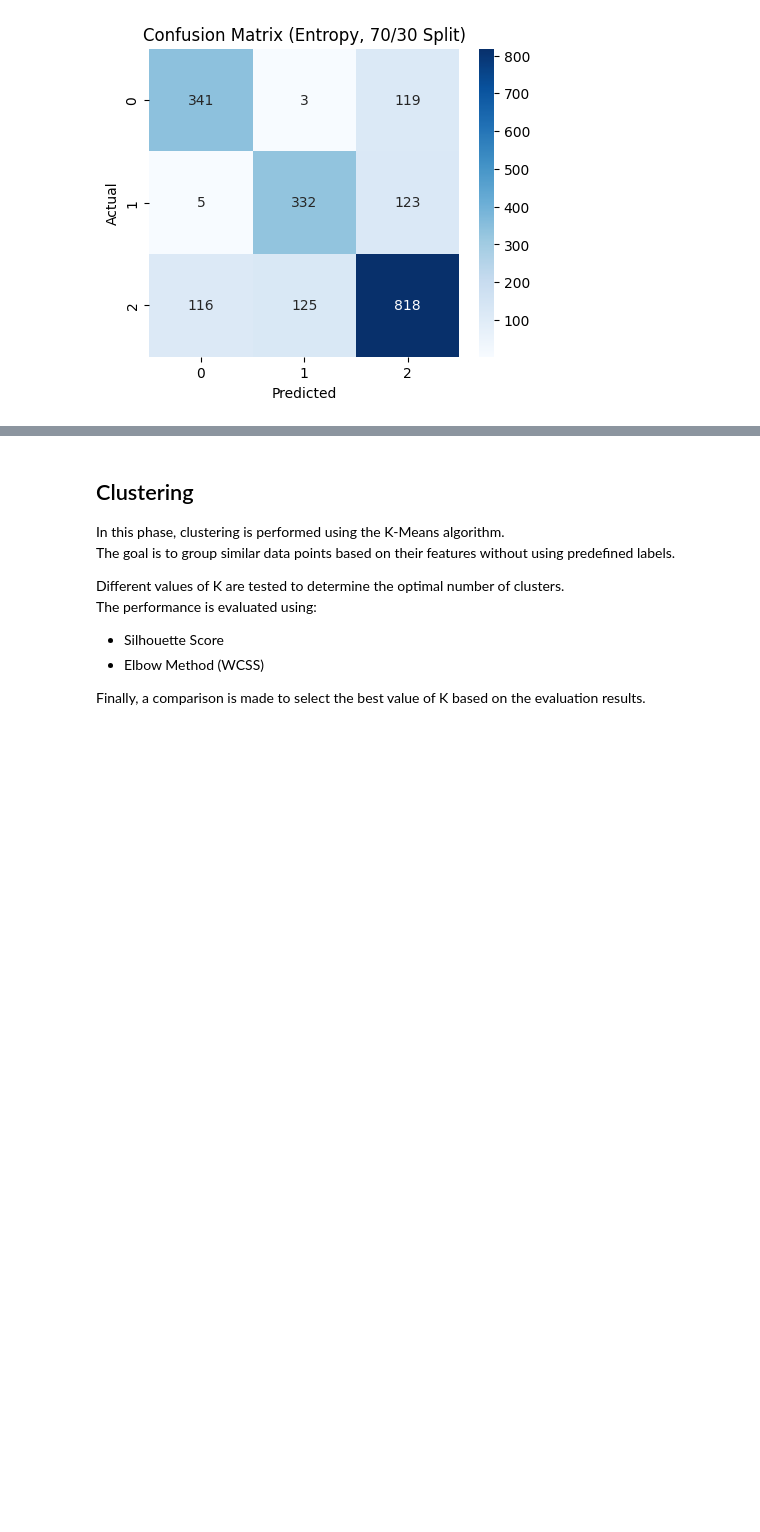
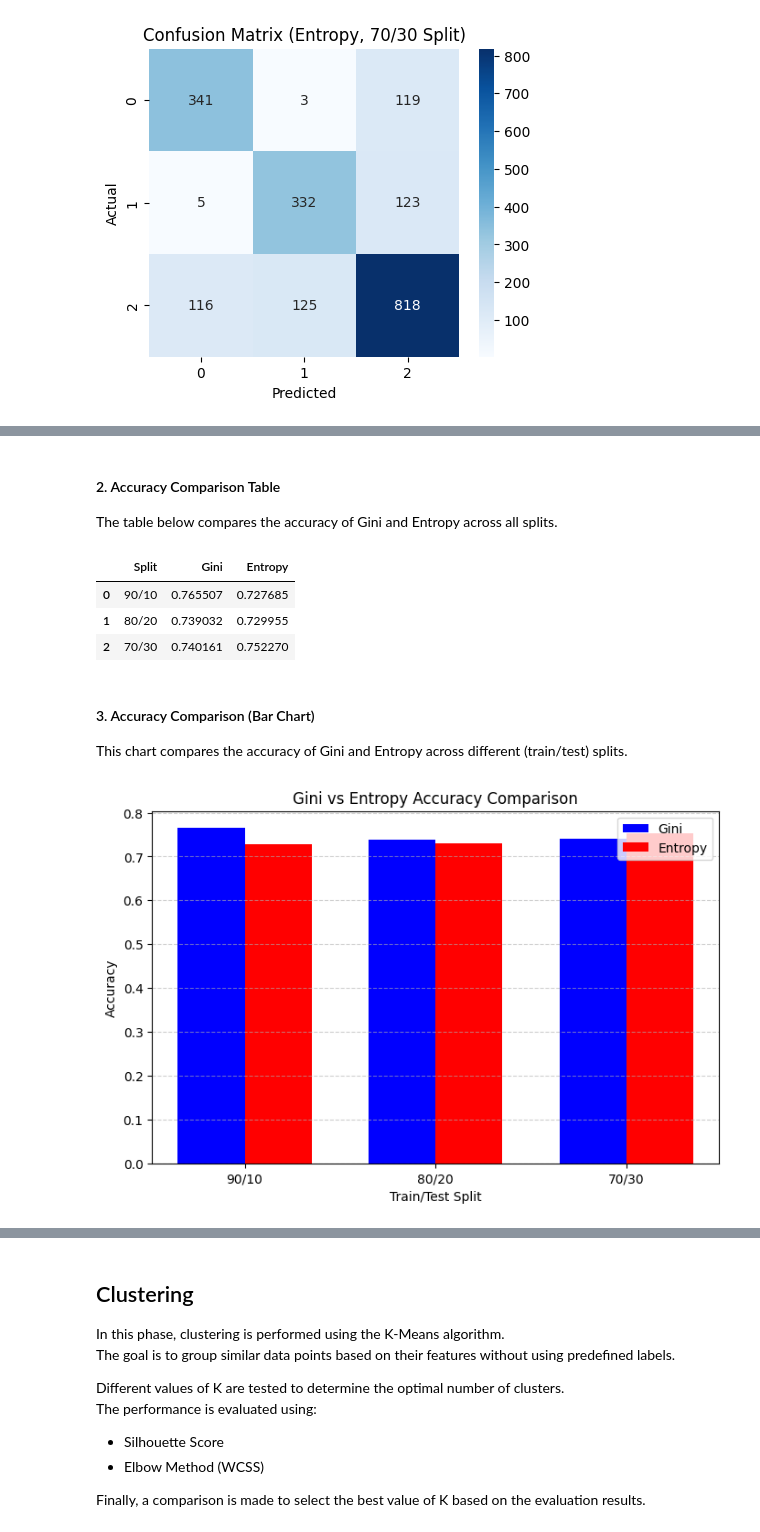
Before and after one commit to leeno-ob/IT326-project, a Jupyter notebook: Phase3.ipynb, the cells around one changed output, grey strips where cells are left out. Cells and saved outputs as stored; diff of their text form; code cells hidden in the pictures; blank space fills up the shorter version.

```diff
--- a/Phase3.ipynb
+++ b/Phase3.ipynb
@@ -356,0 +384,46 @@ NameError: name 'plot_tree' is not defined
+# %% [markdown]
+#### 2. Accuracy Comparison Table
+
+The table below compares the accuracy of Gini and Entropy across all splits.
+# %%
+comparison_table = pd.DataFrame({
+    "Split": ["90/10", "80/20", "70/30"],
+    "Gini": [accuracy_90, accuracy_80, accuracy_70],
+    "Entropy": [acc_90, acc_80, acc_70]
+})
+
+comparison_table
+# %% [output]
+|  | Split | Gini | Entropy |
+| 0 | 90/10 | 0.765507 | 0.727685 |
+| 1 | 80/20 | 0.739032 | 0.729955 |
+| 2 | 70/30 | 0.740161 | 0.752270 |
+# %% [markdown]
+#### 3. Accuracy Comparison (Bar Chart)
+
+This chart compares the accuracy of Gini and Entropy across different (train/test) splits.
+# %%
+import numpy as np
+
+x = np.arange(3)
+width = 0.35
+
+plt.figure(figsize=(8,5))
+
+plt.bar(x - width/2, [accuracy_90, accuracy_80, accuracy_70], width,
+        label='Gini', color="blue")
+
+plt.bar(x + width/2, [acc_90, acc_80, acc_70], width,
+        label='Entropy', color="red")
+
+plt.xticks(x, ["90/10","80/20","70/30"])
+plt.xlabel("Train/Test Split")
+plt.ylabel("Accuracy")
+plt.title("Gini vs Entropy Accuracy Comparison")
+
+plt.legend()
+plt.grid(axis='y', linestyle='--', alpha=0.6)
+
+plt.show()
+# %% [output]
+[figure, added]
```
Also changed, not shown: parts of 16 cells of this notebook.
